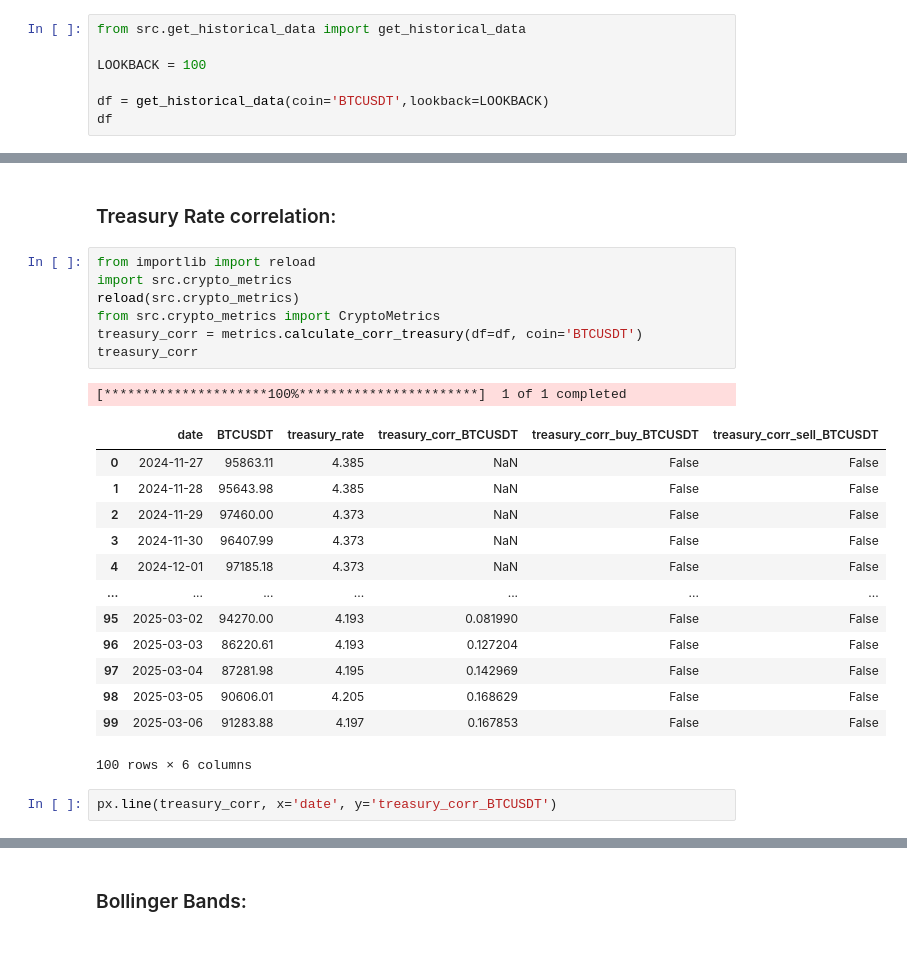
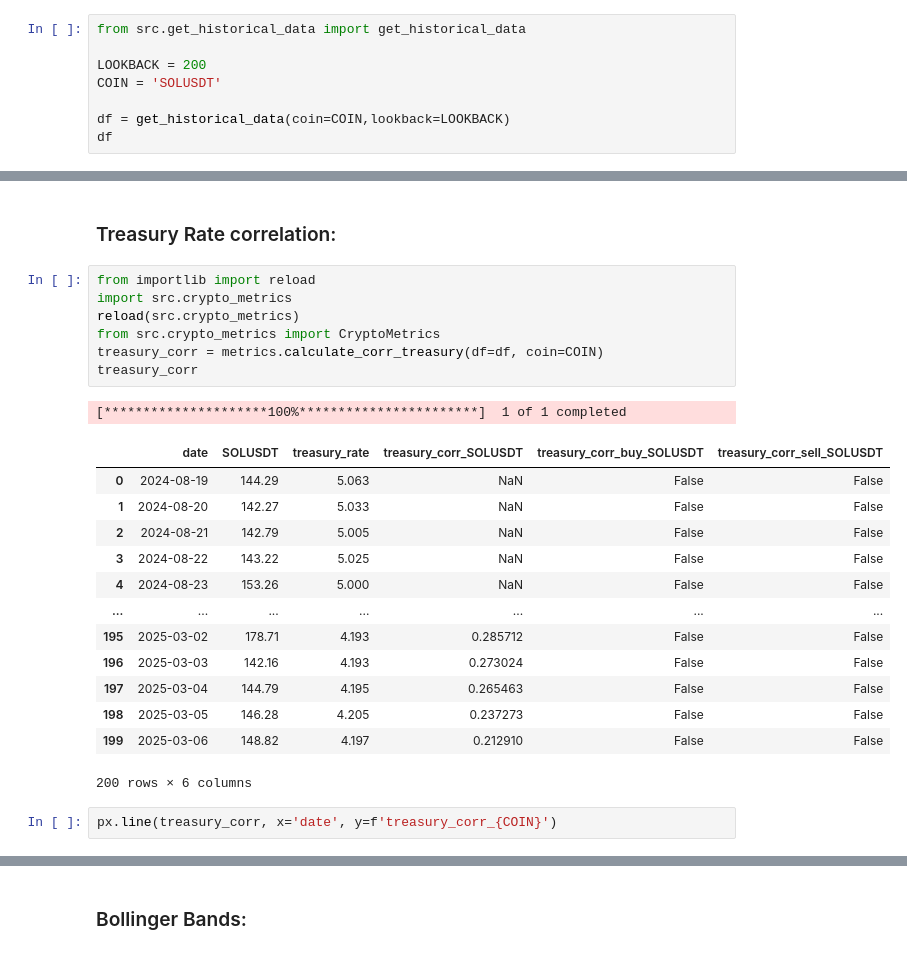
Before and after one commit to ianmm2d/QuantCryptoBot, a Jupyter notebook: run.ipynb, the cells around one changed output, grey strips where cells are left out. Drawn from its saved outputs; the diff is of its cells as text.

```diff
--- a/run.ipynb
+++ b/run.ipynb
@@ -5,8 +5,9 @@
 # %%
 from src.get_historical_data import get_historical_data
 
-LOOKBACK = 100
+LOOKBACK = 200
+COIN = 'SOLUSDT'
 
-df = get_historical_data(coin='BTCUSDT',lookback=LOOKBACK)
+df = get_historical_data(coin=COIN,lookback=LOOKBACK)
 df
 # %% [output]
@@ -91,27 +91,27 @@ fig.show()
 # %%
 from importlib import reload
 import src.crypto_metrics
 reload(src.crypto_metrics)
 from src.crypto_metrics import CryptoMetrics
-treasury_corr = metrics.calculate_corr_treasury(df=df, coin='BTCUSDT')
+treasury_corr = metrics.calculate_corr_treasury(df=df, coin=COIN)
 treasury_corr
 # %% [output]
 [*********************100%***********************]  1 of 1 completed
-|  | date | BTCUSDT | treasury_rate | treasury_corr_BTCUSDT | treasury_corr_buy_BTCUSDT | treasury_corr_sell_BTCUSDT |
-| 0 | 2024-11-27 | 95863.11 | 4.385 | NaN | False | False |
-| 1 | 2024-11-28 | 95643.98 | 4.385 | NaN | False | False |
-| 2 | 2024-11-29 | 97460.00 | 4.373 | NaN | False | False |
-| 3 | 2024-11-30 | 96407.99 | 4.373 | NaN | False | False |
-| 4 | 2024-12-01 | 97185.18 | 4.373 | NaN | False | False |
+|  | date | SOLUSDT | treasury_rate | treasury_corr_SOLUSDT | treasury_corr_buy_SOLUSDT | treasury_corr_sell_SOLUSDT |
+| 0 | 2024-08-19 | 144.29 | 5.063 | NaN | False | False |
+| 1 | 2024-08-20 | 142.27 | 5.033 | NaN | False | False |
+| 2 | 2024-08-21 | 142.79 | 5.005 | NaN | False | False |
+| 3 | 2024-08-22 | 143.22 | 5.025 | NaN | False | False |
+| 4 | 2024-08-23 | 153.26 | 5.000 | NaN | False | False |
 | ... | ... | ... | ... | ... | ... | ... |
-| 95 | 2025-03-02 | 94270.00 | 4.193 | 0.081990 | False | False |
-| 96 | 2025-03-03 | 86220.61 | 4.193 | 0.127204 | False | False |
-| 97 | 2025-03-04 | 87281.98 | 4.195 | 0.142969 | False | False |
-| 98 | 2025-03-05 | 90606.01 | 4.205 | 0.168629 | False | False |
-| 99 | 2025-03-06 | 91283.88 | 4.197 | 0.167853 | False | False |
+| 195 | 2025-03-02 | 178.71 | 4.193 | 0.285712 | False | False |
+| 196 | 2025-03-03 | 142.16 | 4.193 | 0.273024 | False | False |
+| 197 | 2025-03-04 | 144.79 | 4.195 | 0.265463 | False | False |
+| 198 | 2025-03-05 | 146.28 | 4.205 | 0.237273 | False | False |
+| 199 | 2025-03-06 | 148.82 | 4.197 | 0.212910 | False | False |
-100 rows × 6 columns
+200 rows × 6 columns
 # %%
-px.line(treasury_corr, x='date', y='treasury_corr_BTCUSDT')
+px.line(treasury_corr, x='date', y=f'treasury_corr_{COIN}')
 # %%
 fig = px.line(
     treasury_corr,
```
Also changed, not shown: parts of 18 cells of this notebook.
